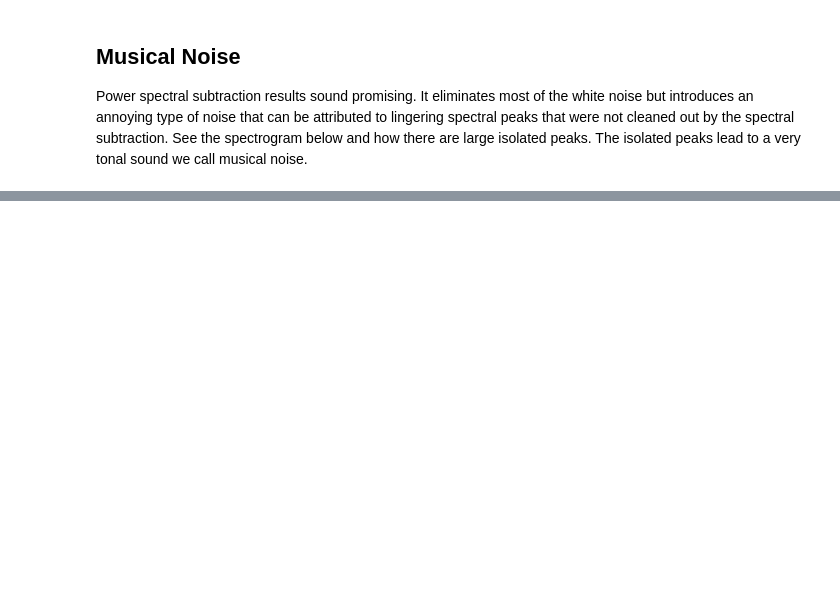
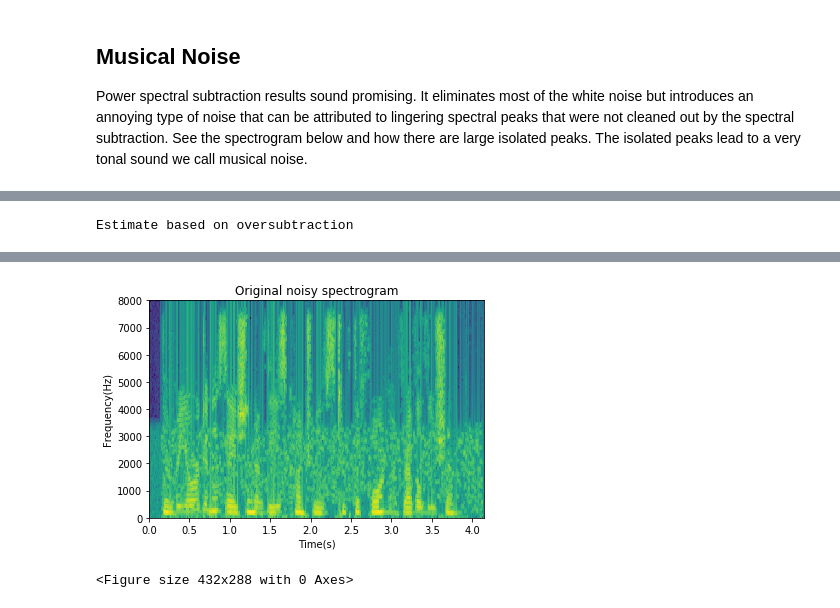
Before and after one commit to baocin/embedded-sigproc, a Jupyter notebook: content/posts/sigproc/classic_speech_enhancement/spectral_subtraction.ipynb, the cells around one changed output, grey strips where cells are left out. Drawn from its saved outputs; the diff is of its cells as text; code cells hidden in the pictures; blank space fills up the shorter version.

Commit message:
implemented oversubtraction code

```diff
--- a/content/posts/sigproc/classic_speech_enhancement/spectral_subtraction.ipynb
+++ b/content/posts/sigproc/classic_speech_enhancement/spectral_subtraction.ipynb
@@ -279,0 +271,36 @@ est_Sx_pow = spec_subtract_pow(Y, est_Pn)
+# %%
+""" Oversubtraction + Spectral flooring """
+def spec_oversubtract(Y, est_Pn):
+    # Compute the alpha values for each frame
+    snr = 10*np.log10(sum(abs(Y)**2)/sum(est_Pn))
+    alpha = []
+    for gamma in snr:  # Implement the purple curve above
+        if gamma >= -5 and gamma <= 20:
+            a = -6.25*gamma/25 + 6
+            alpha.append(a)
+        elif gamma > 20:
+            alpha.append(1)
+        else:
+            alpha.append(7.25)
+    beta = 0.002
+    est_powX = np.maximum(abs(Y)**2 - alpha * est_Pn, beta * est_Pn) # Oversubtraction & spectral flooring
+    est_phaseX = np.angle(Y)
+    est_Sx = np.sqrt(est_powX) * np.exp(1j*est_phaseX)
+    return est_Sx
+
+est_Sx_oversub = spec_oversubtract(Y, est_Pn)
+
+# Estimate based on oversubtraction and spectral flooring
+x_hat_framed = np.real(np.fft.ifft(est_Sx_oversub))
+x_hat = frames_to_audio(x_hat_framed, win_s)
+print("Estimate based on oversubtraction")
+IPython.display.display(Audio(x_hat, rate=fs))
+
+plt.figure()
+plt.specgram(x_hat, Fs=fs);
+plt.title('Original noisy spectrogram');
+plt.xlabel('Time(s)');
+plt.ylabel('Frequency(Hz)');
+plt.figure();
+# %% [output]
+Estimate based on oversubtraction
@@ -279,0 +308,2 @@ est_Sx_pow = spec_subtract_pow(Y, est_Pn)
+[figure, added]
+<Figure size 432x288 with 0 Axes>
```
Also changed, not shown: parts of 10 cells of this notebook.
